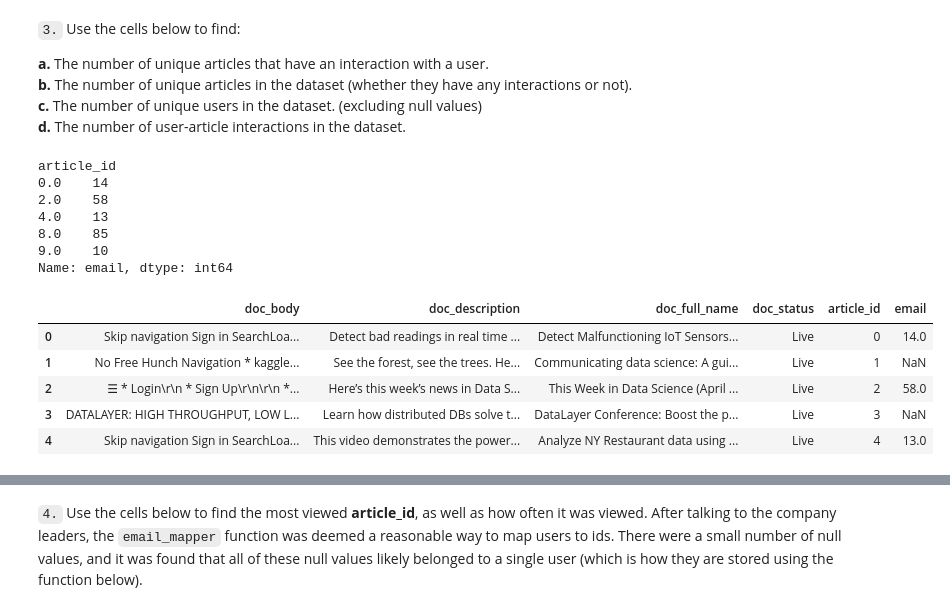
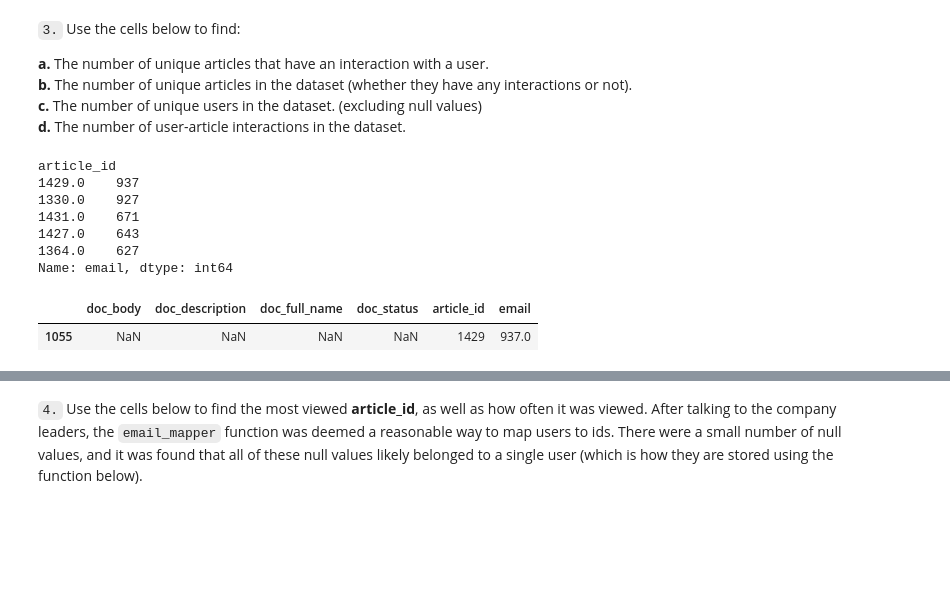
Before and after one commit to Lindstaedt/Recommendation-engine---articles-for-users, a Jupyter notebook: Recommendations_with_IBM.ipynb, the cells around one changed output, grey strips where cells are left out. Cells and saved outputs as stored; diff of their text form; code cells hidden in the pictures; blank space fills up the shorter version.

```diff
--- a/Recommendations_with_IBM.ipynb
+++ b/Recommendations_with_IBM.ipynb
@@ -142,24 +146,20 @@ df_content.duplicated().sum()
 **c.** The number of unique users in the dataset. (excluding null values) <br>
 **d.** The number of user-article interactions in the dataset.
 # %%
-df.groupby('article_id').count().head()['email']
+df.groupby('article_id').count().sort_values('email', ascending=False).head()['email']
 # %% [output]
 article_id
-0.0    14
-2.0    58
-4.0    13
-8.0    85
-9.0    10
+1429.0    937
+1330.0    927
+1431.0    671
+1427.0    643
+1364.0    627
 Name: email, dtype: int64
 # %%
-df_content_with_userviews = df_content.join(df.groupby('article_id').count()['email'], on='article_id')
-df_content_with_userviews.head()
+df_content_with_userviews = df_content.join(df.groupby('article_id').count()['email'], on='article_id', how='outer')
+df_content_with_userviews[df_content_with_userviews['article_id'] == 1429]
 # %% [output]
 |  | doc_body | doc_description | doc_full_name | doc_status | article_id | email |
-| 0 | Skip navigation Sign in SearchLoa... | Detect bad readings in real time ... | Detect Malfunctioning IoT Sensors... | Live | 0 | 14.0 |
-| 1 | No Free Hunch Navigation * kaggle... | See the forest, see the trees. He... | Communicating data science: A gui... | Live | 1 | NaN |
-| 2 | ☰ * Login\r\n * Sign Up\r\n\r\n *... | Here’s this week’s news in Data S... | This Week in Data Science (April ... | Live | 2 | 58.0 |
-| 3 | DATALAYER: HIGH THROUGHPUT, LOW L... | Learn how distributed DBs solve t... | DataLayer Conference: Boost the p... | Live | 3 | NaN |
-| 4 | Skip navigation Sign in SearchLoa... | This video demonstrates the power... | Analyze NY Restaurant data using ... | Live | 4 | 13.0 |
+| 1055 | NaN | NaN | NaN | NaN | 1429 | 937.0 |
 # %%
 unique_articles = df_content_with_userviews[df_content_with_userviews['email'].notnull()].shape[0] # The number of unique articles that have at least one interaction
```
Also changed, not shown: parts of 10 cells of this notebook.
